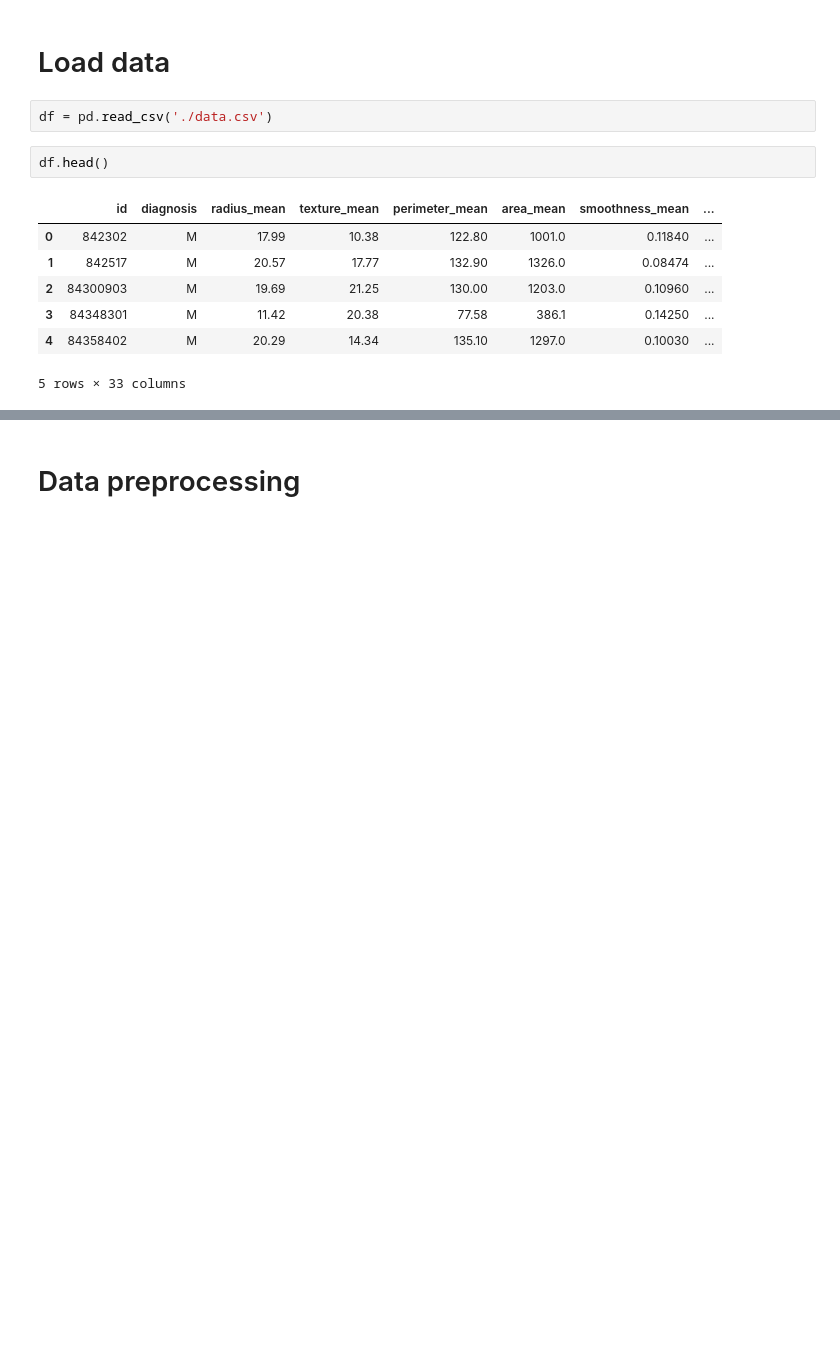
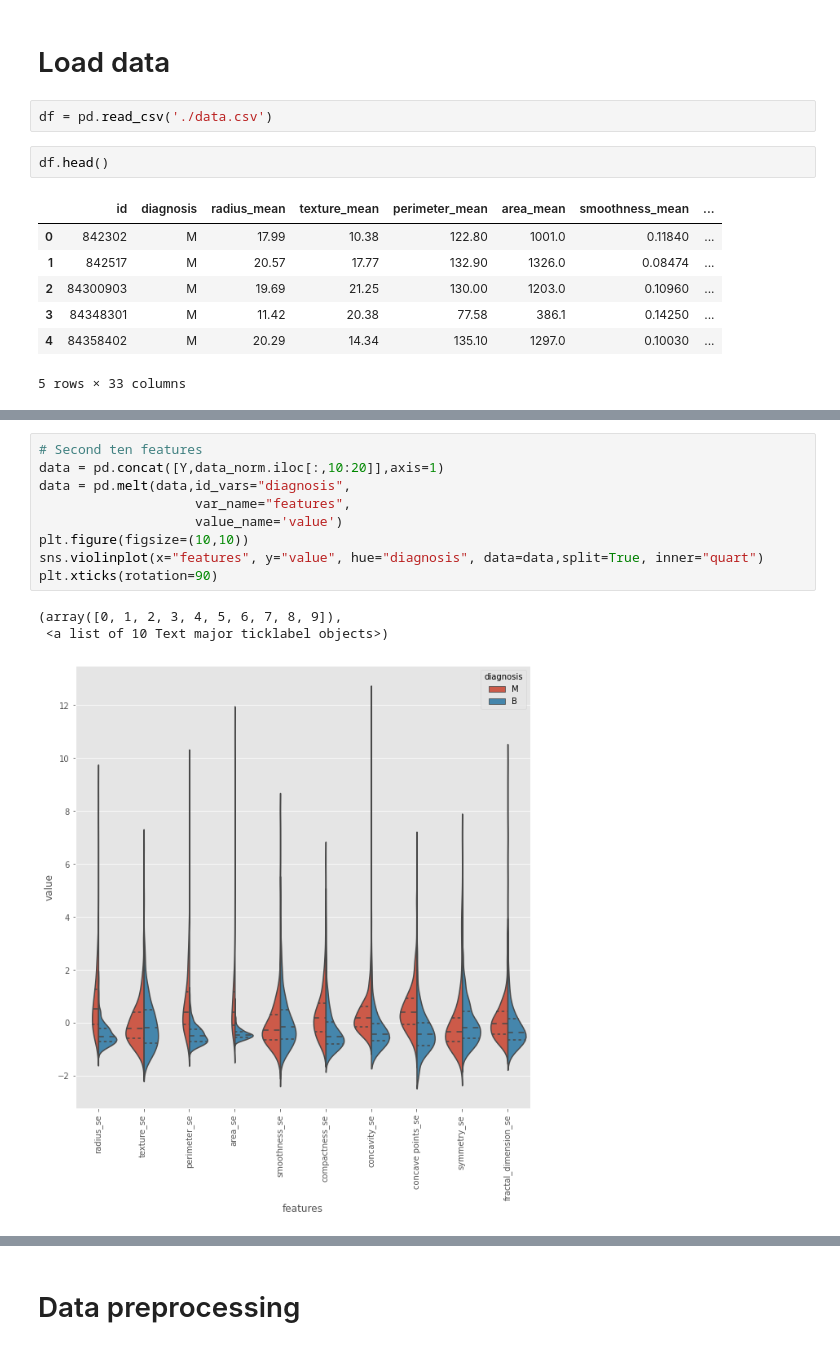
Before and after one commit to swathianil/Logistic-Regression-Breast-Cancer-Wisconsin-Diagnostic-, a Jupyter notebook: Roadmap_to_Logistic_Regression.ipynb, the cells around one changed output, grey strips where cells are left out. Drawn from its saved outputs; the diff is of its cells as text; blank space fills up the shorter version.

```diff
--- a/Roadmap_to_Logistic_Regression.ipynb
+++ b/Roadmap_to_Logistic_Regression.ipynb
@@ -37,0 +113,13 @@ df.head()
+# %%
+# Second ten features
+data = pd.concat([Y,data_norm.iloc[:,10:20]],axis=1)
+data = pd.melt(data,id_vars="diagnosis",
+                    var_name="features",
+                    value_name='value')
+plt.figure(figsize=(10,10))
+sns.violinplot(x="features", y="value", hue="diagnosis", data=data,split=True, inner="quart")
+plt.xticks(rotation=90)
+# %% [output]
+(array([0, 1, 2, 3, 4, 5, 6, 7, 8, 9]),
+ <a list of 10 Text major ticklabel objects>)
+[figure, added]
```
Also changed, not shown: parts of 49 cells of this notebook.
